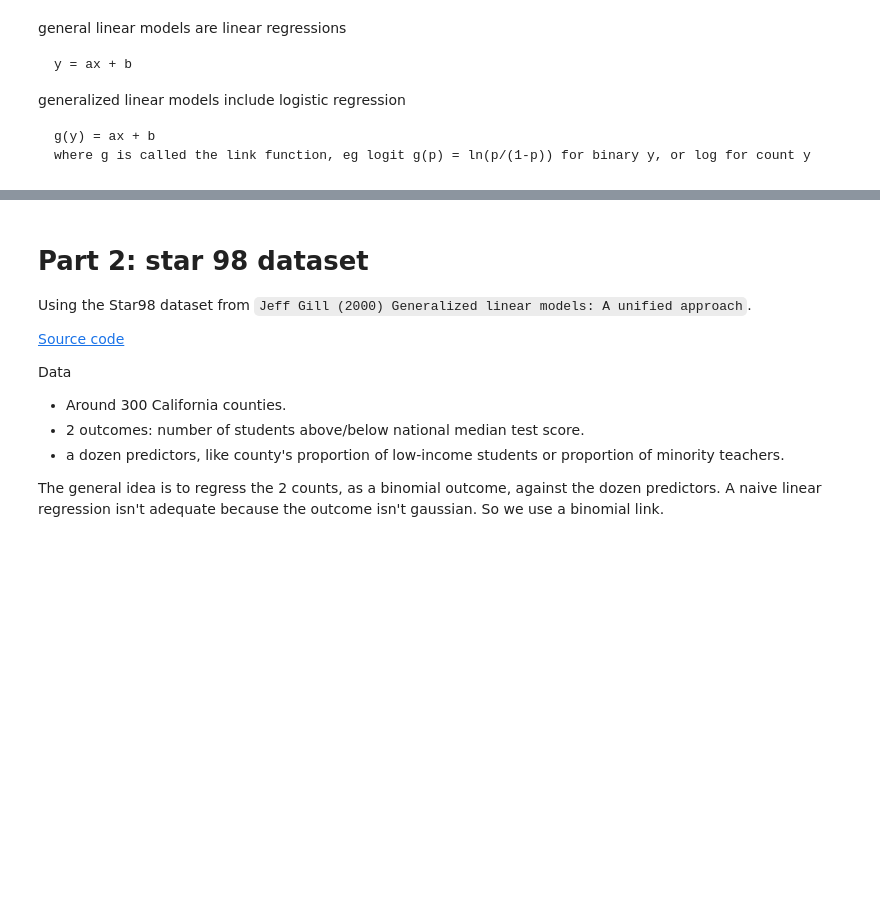
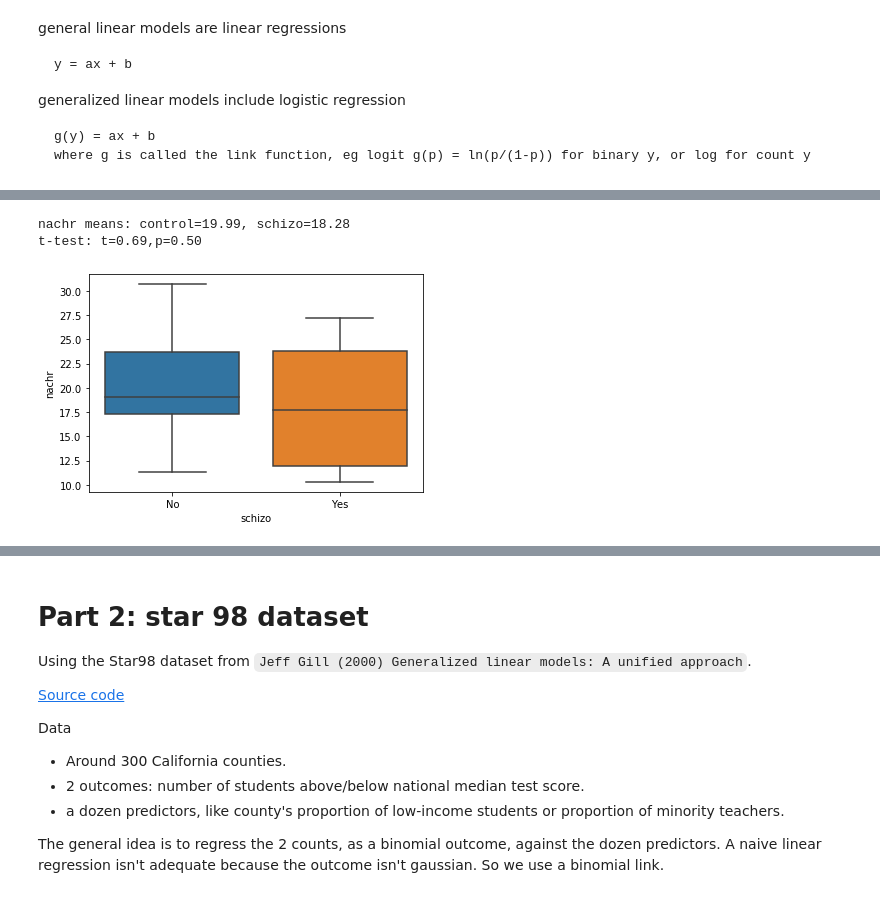
Before and after one commit to gentimouton/dives, a Jupyter notebook: prototypes/generalized_linear_models.ipynb, the cells around one changed output, grey strips where cells are left out. Cells and saved outputs as stored; diff of their text form; code cells hidden in the pictures; blank space fills up the shorter version.

Commit message:
schizo dive

```diff
--- a/prototypes/generalized_linear_models.ipynb
+++ b/prototypes/generalized_linear_models.ipynb
@@ -66,0 +26,15 @@ df.head()
+# %%
+import pandas as pd
+import numpy as np
+import statsmodels.api as sm
+from scipy import stats
+import matplotlib.pyplot as plt
+from io import StringIO
+import seaborn as sns
+
+
+
+# data from Gregory Carey, UC Boulder
+# http://psych.colorado.edu/~carey/qmin/qminChapters/QMIN09-GLMIntro.pdf
+df = pd.read_csv('schizophrenia_smoking.csv')
+df.head()
@@ -66,0 +48,15 @@ df.head()
+# %%
+# Do schizophrenics have more or fewer nicotinic receptors nAChRs in their brain?
+# answer: unclear (yet)
+nachr_c = df.query('schizo=="No"')['nachr']
+nachr_s = df.query('schizo=="Yes"')['nachr']
+print(f'nachr means: control={nachr_c.mean():.2f}, schizo={nachr_s.mean():.2f}')
+t,p = stats.ttest_ind(nachr_c, nachr_s)
+print(f't-test: t={t:.2f},p={p:.2f}')
+
+ax = sns.boxplot('schizo','nachr', data=df)
+# looks like schizo have fewer nachr, but not sig
+# %% [output]
+nachr means: control=19.99, schizo=18.28
+t-test: t=0.69,p=0.50
+[figure, added]
```
Also changed, not shown: parts of 11 cells of this notebook, 1 other file.
